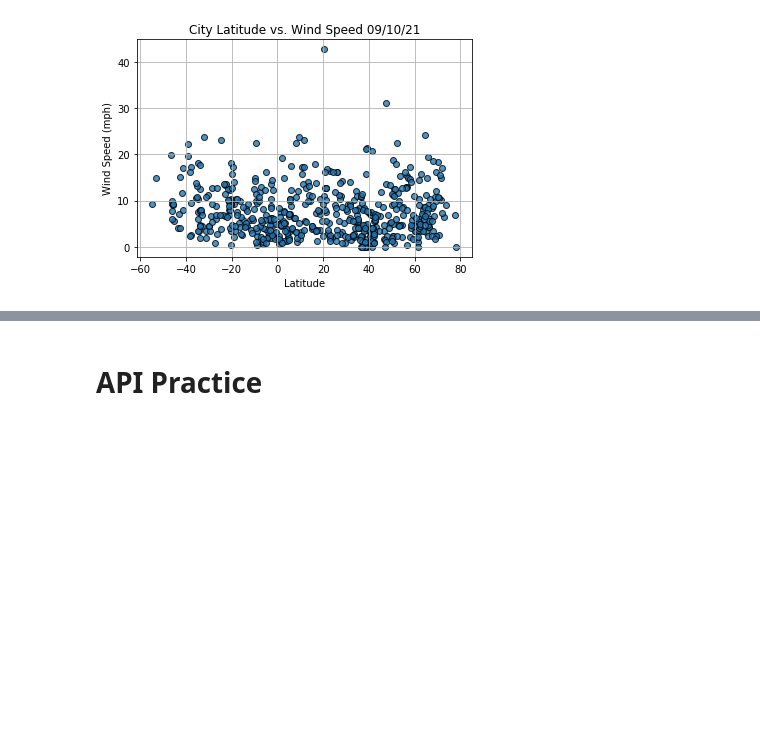
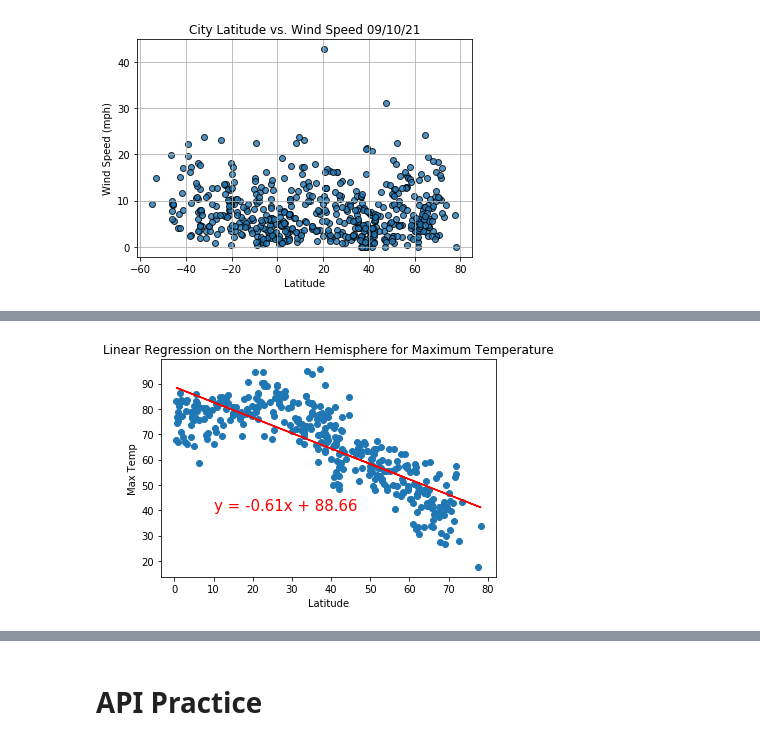
Before and after one commit to Nikhila999/World_Weather_Analysis, a Jupyter notebook: WeatherPy.ipynb, the cells around one changed output, grey strips where cells are left out. Cells and saved outputs as stored; diff of their text form; code cells hidden in the pictures; blank space fills up the shorter version.

```diff
--- a/WeatherPy.ipynb
+++ b/WeatherPy.ipynb
@@ -257,0 +317,9 @@ plt.show()
+# %%
+# Linear regression on the Northern Hemisphere
+x_values = northern_hemi_df["Lat"]
+y_values = northern_hemi_df["Max Temp"]
+# Call the function.
+plot_linear_regression(x_values, y_values,
+                       'Linear Regression on the Northern Hemisphere \nfor Maximum Temperature', 'Max Temp',(10,40))
+# %% [output]
+[figure, added]
```
Also changed, not shown: parts of 17 cells of this notebook.
